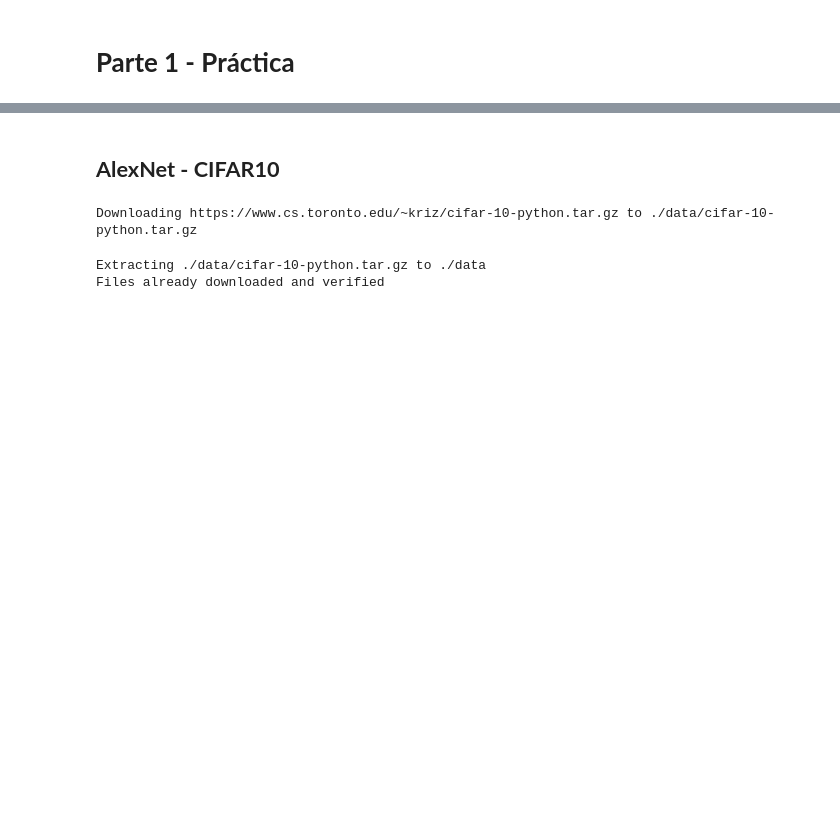
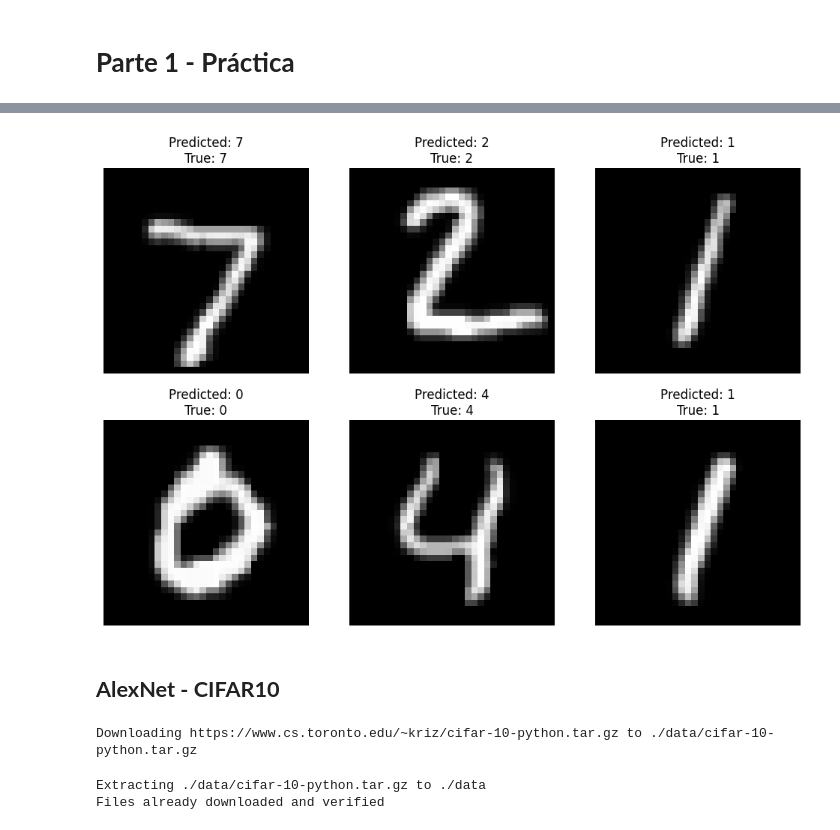
Before and after one commit to adrianRFlores/CNN_Architectures, a Jupyter notebook: Lab9.ipynb, the cells around one changed output, grey strips where cells are left out. Cells and saved outputs as stored; diff of their text form; code cells hidden in the pictures; blank space fills up the shorter version.

Commit message:
feat: Visualizations

```diff
--- a/Lab9.ipynb
+++ b/Lab9.ipynb
@@ -13,3 +119,31 @@ import numpy as np
+# %%
+# Function to visualize predictions
+def visualize_predictions(model, testloader, num_images=6):
+    model.eval()  # Set the model to evaluation mode
+    dataiter = iter(testloader)
+    images, labels = next(dataiter)
+    images, labels = images.to(device), labels.to(device)
+
+    # Make predictions
+    outputs = model(images)
+    _, predicted = torch.max(outputs, 1)
+
+    # Display images, predicted labels, and true labels
+    fig = plt.figure(figsize=(12, 8))
+    for i in range(num_images):
+        ax = fig.add_subplot(2, num_images // 2, i + 1)
+        img = images[i].cpu() / 2 + 0.5  # Unnormalize
+        npimg = img.numpy()
+        ax.imshow(np.transpose(npimg, (1, 2, 0)), cmap="gray")  # Convert to HWC format, grayscale
+        ax.set_title(f"Predicted: {predicted[i].item()}\nTrue: {labels[i].item()}")
+        ax.axis('off')
+
+    plt.show()
+
+# Call the function to visualize predictions on the test set
+visualize_predictions(model, testloader)
+# %% [output]
+[figure, added]
 # %% [markdown]
 ## **AlexNet - CIFAR10**
 # %%
```
Also changed, not shown: parts of 16 cells of this notebook.
